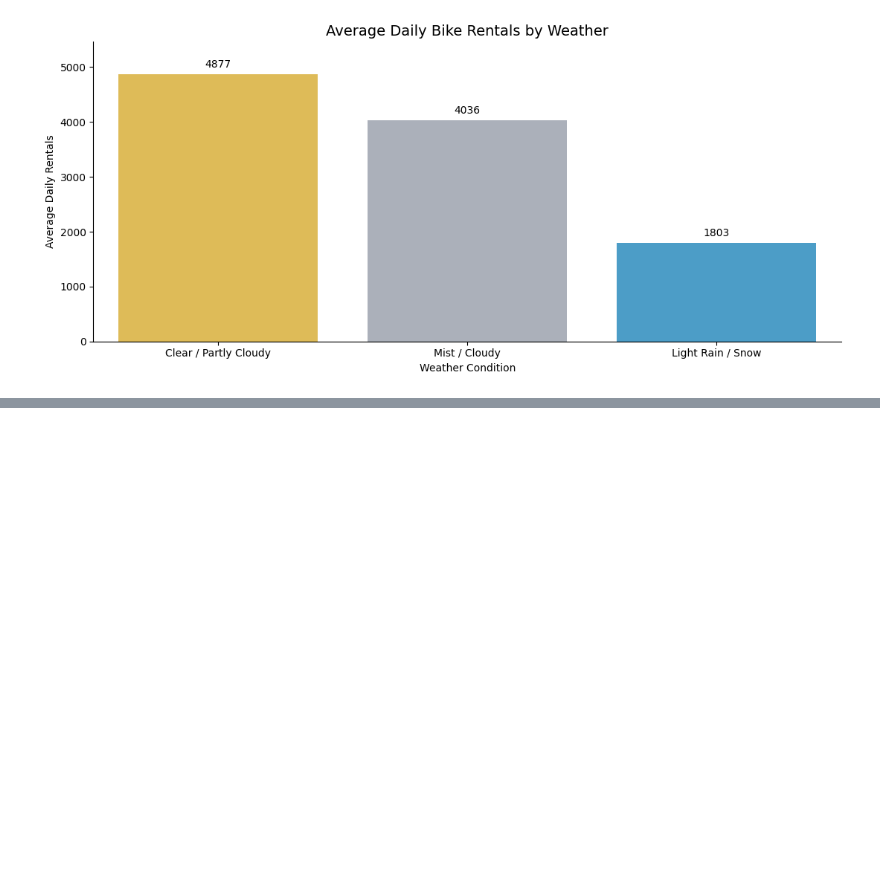
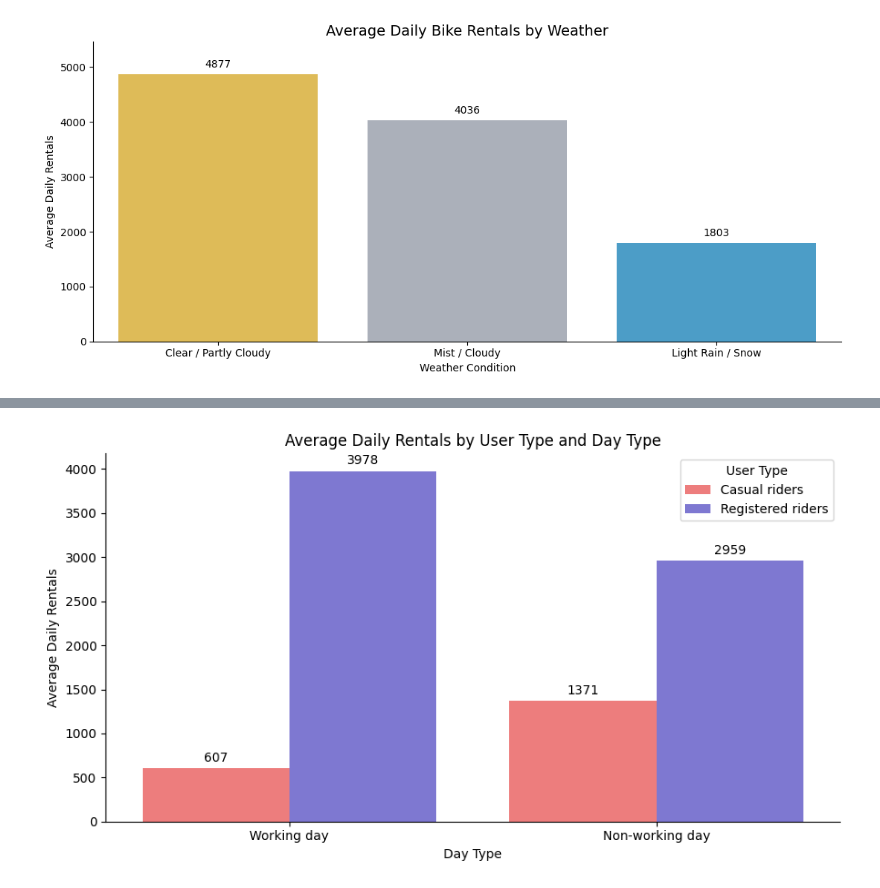
Before and after one commit to sahelsepehri/data-analysis-portfolio, a Jupyter notebook: descriptive-statistics-analyzer/notebooks/descriptive_analysis.ipynb, the cells around one changed output, grey strips where cells are left out. Drawn from its saved outputs; the diff is of its cells as text; code cells hidden in the pictures; blank space fills up the shorter version.

```diff
--- a/descriptive-statistics-analyzer/notebooks/descriptive_analysis.ipynb
+++ b/descriptive-statistics-analyzer/notebooks/descriptive_analysis.ipynb
@@ -365,0 +393,53 @@ plt.show()
+# %%
+# Compare the two user groups by day type
+user_type_by_day = (
+    df.assign(
+        day_type=df["workingday"].map({
+            1: "Working day",
+            0: "Non-working day"
+        })
+    )
+    .groupby("day_type")[["casual", "registered"]]
+    .mean()
+    .reset_index()
+    .melt(
+        id_vars="day_type",
+        var_name="user_type",
+        value_name="avg_rentals"
+    )
+)
+
+user_type_by_day["user_type"] = user_type_by_day["user_type"].map({
+    "casual": "Casual riders",
+    "registered": "Registered riders"
+})
+
+plt.figure(figsize=(9, 5))
+
+ax = sns.barplot(
+    data=user_type_by_day,
+    x="day_type",
+    y="avg_rentals",
+    hue="user_type",
+    order=["Working day", "Non-working day"],
+    hue_order=["Casual riders", "Registered riders"],
+    palette={
+        "Casual riders": "#FF6B6B",
+        "Registered riders": "#7169E0"
+    },
+    errorbar=None
+)
+
+for container in ax.containers:
+    ax.bar_label(container, fmt="%.0f", padding=3)
+
+plt.title("Average Daily Rentals by User Type and Day Type")
+plt.xlabel("Day Type")
+plt.ylabel("Average Daily Rentals")
+plt.legend(title="User Type")
+
+sns.despine()
+plt.tight_layout()
+plt.show()
+# %% [output]
+[figure, added]
```
Also changed, not shown: parts of 10 cells of this notebook.
